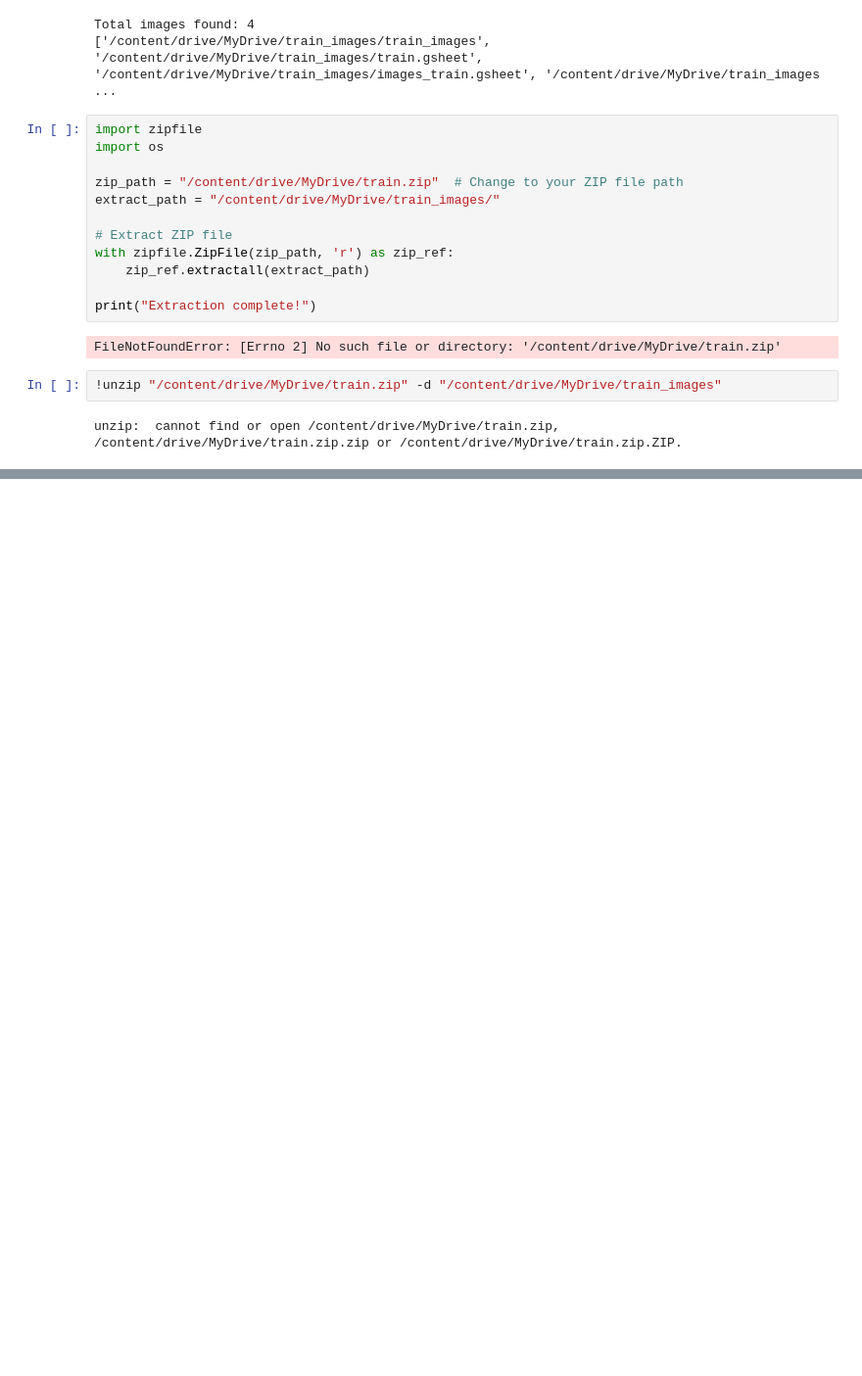
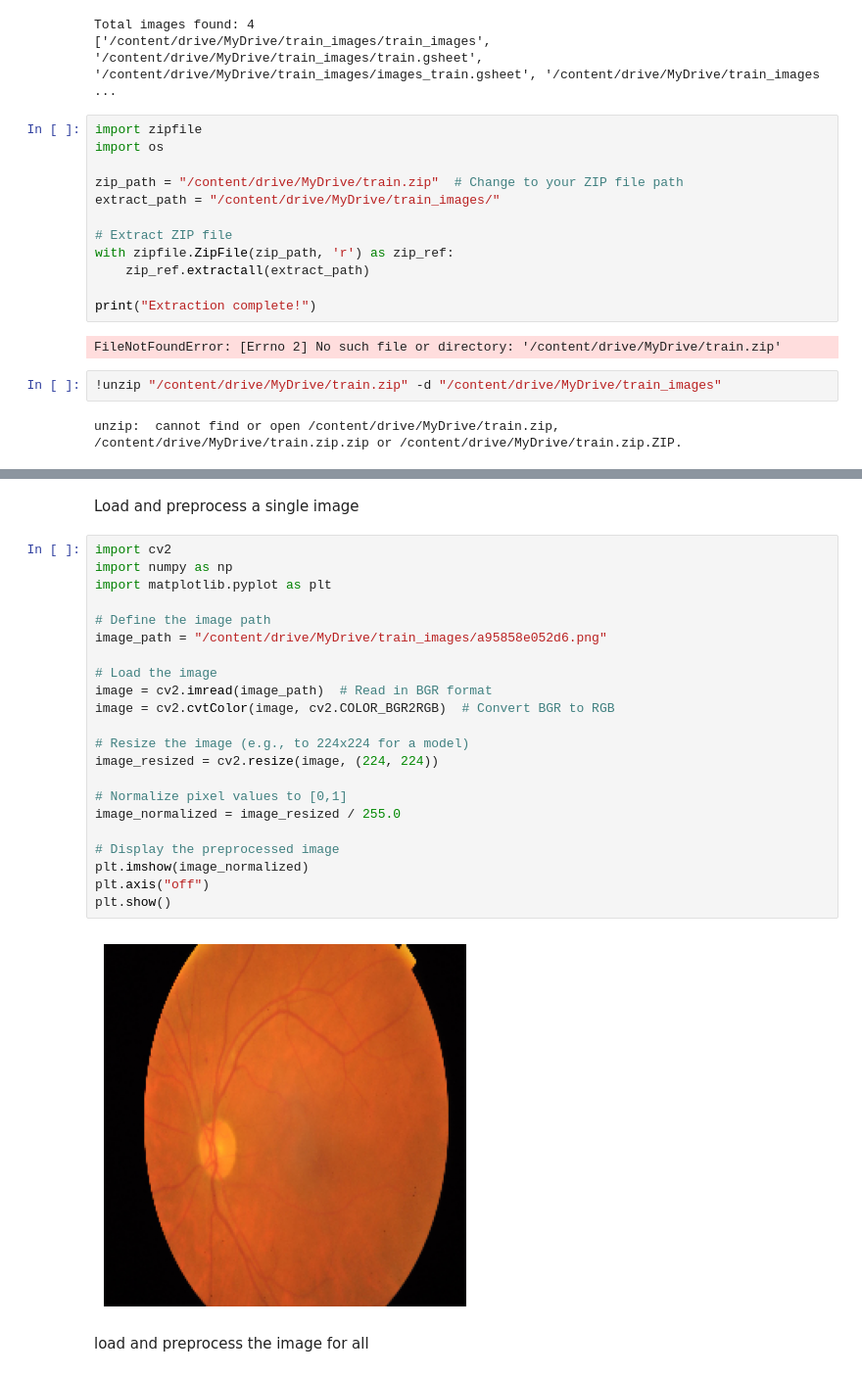
Before and after one commit to easeandrelax/blood-sugar-level, a Jupyter notebook: Welcome_To_Colab.ipynb, the cells around one changed output, grey strips where cells are left out. Shown at 98% size. Drawn from its saved outputs; the diff is of its cells as text; blank space fills up the shorter version.

```diff
--- a/Welcome_To_Colab.ipynb
+++ b/Welcome_To_Colab.ipynb
@@ -1334,0 +1564,28 @@ unzip:  cannot find or open /content/drive/MyDrive/train.zip, /content/drive/MyD
+# %% [markdown]
+Load and preprocess a single image
+# %%
+import cv2
+import numpy as np
+import matplotlib.pyplot as plt
+
+# Define the image path
+image_path = "/content/drive/MyDrive/train_images/a95858e052d6.png"
+
+# Load the image
+image = cv2.imread(image_path)  # Read in BGR format
+image = cv2.cvtColor(image, cv2.COLOR_BGR2RGB)  # Convert BGR to RGB
+
+# Resize the image (e.g., to 224x224 for a model)
+image_resized = cv2.resize(image, (224, 224))
+
+# Normalize pixel values to [0,1]
+image_normalized = image_resized / 255.0
+
+# Display the preprocessed image
+plt.imshow(image_normalized)
+plt.axis("off")
+plt.show()
+# %% [output]
+[figure, added]
+# %% [markdown]
+load and preprocess the image for all
```
Also changed, not shown: parts of 18 cells of this notebook.
